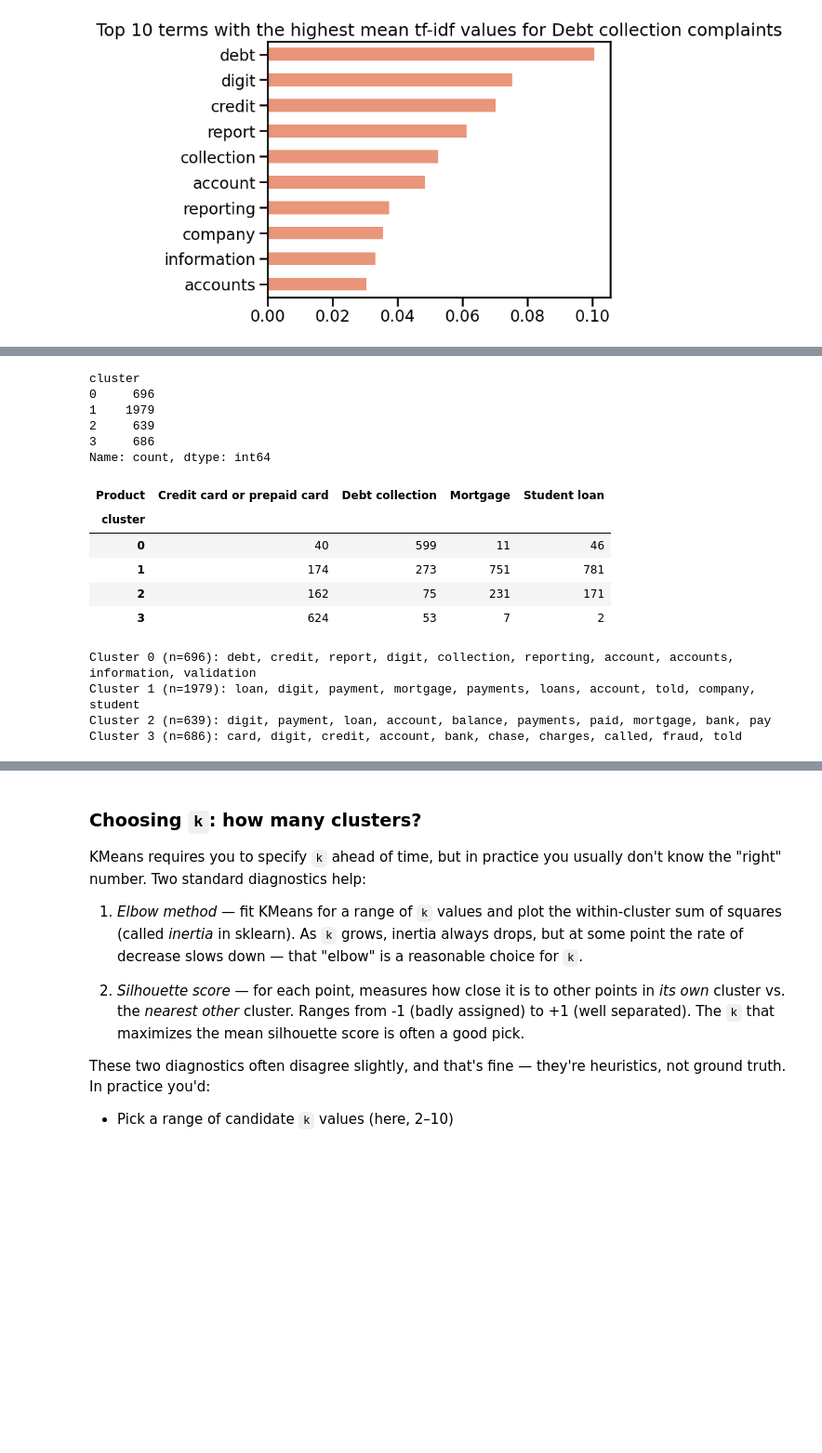
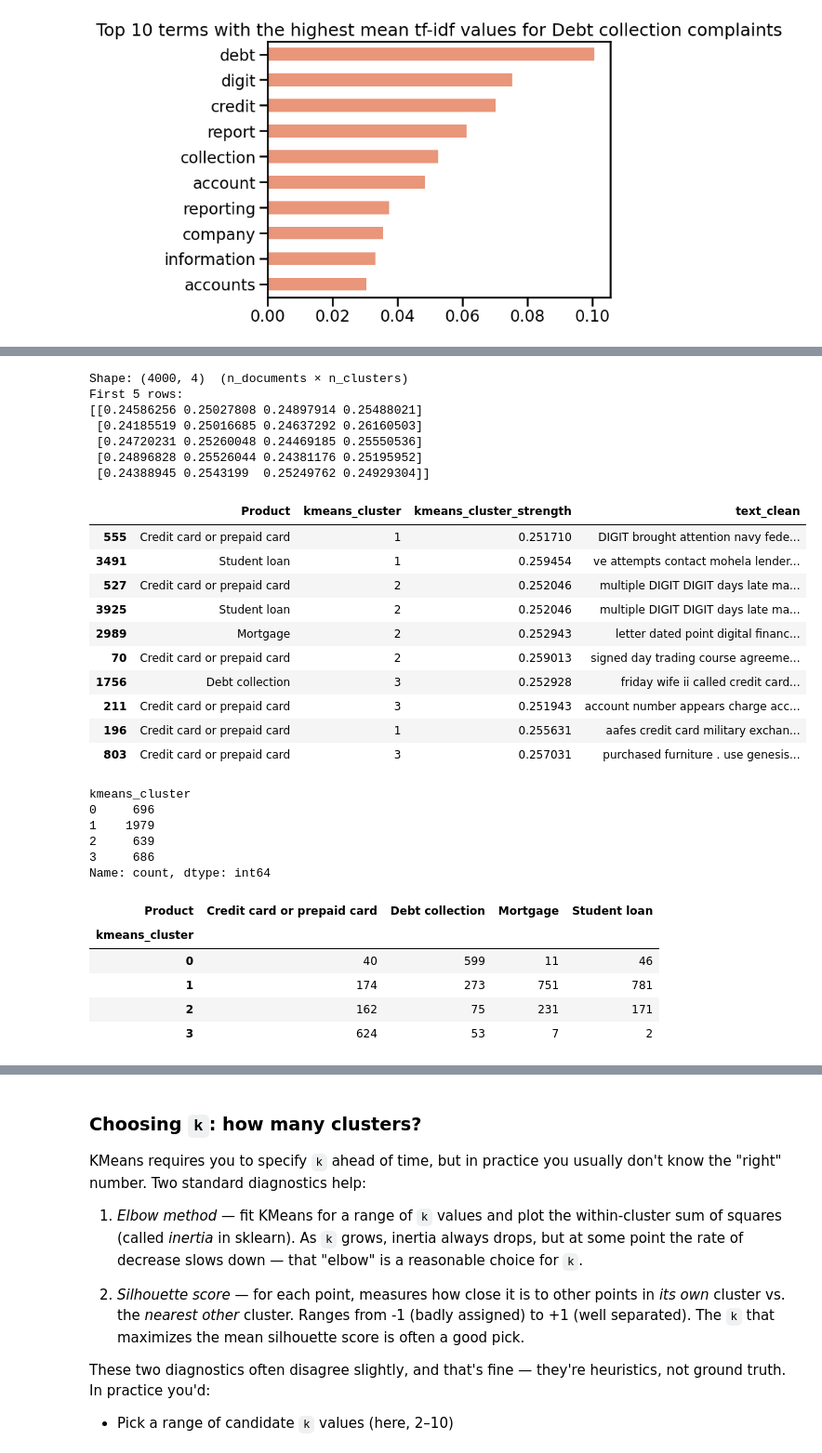
Before and after one commit to ahnchive/NLP-for-SocialScience, a Jupyter notebook: text_clustering.ipynb, the cells around one changed output, grey strips where cells are left out. Shown at 93% size. Saved outputs shown, nothing was run; the diff lists cells and outputs as text; code cells hidden in the pictures; blank space fills up the shorter version.

```diff
--- a/text_clustering.ipynb
+++ b/text_clustering.ipynb
@@ -351,37 +374,56 @@ kmeans = KMeans(
     random_state=42      # reproducibility
 ).fit(tf_dtm)            # use the sparse matrix — more memory-efficient than the DataFrame
 # %%
-# Append cluster labels to the original DataFrame
-cfpb['cluster'] = kmeans.labels_
-cfpb['cluster'].value_counts().sort_index()
+# Document-cluster matrix: each row is a document, each column is a cluster.
+# KMeans gives distances to centroids; we convert them to soft assignments
+# via softmax(-distance) so the output is comparable to LDA's doc-topic matrix.
+distances = kmeans.transform(tf_dtm)
+doc_cluster_kmeans = np.exp(-distances) / np.exp(-distances).sum(axis=1, keepdims=True)
+print(f"Shape: {doc_cluster_kmeans.shape}  (n_documents × n_clusters)")
+print("First 5 rows:")
+print(doc_cluster_kmeans[:5])
+
+# Attach the dominant cluster and its strength to each document
+cfpb['kmeans_cluster'] = np.argmax(doc_cluster_kmeans, axis=1)
+cfpb['kmeans_cluster_strength'] = doc_cluster_kmeans.max(axis=1)
+
+cfpb[['Product', 'kmeans_cluster', 'kmeans_cluster_strength', 'text_clean']].sample(10, random_state=42)
 # %% [output]
-cluster
-0     696
-1    1979
-2     639
-3     686
-Name: count, dtype: int64
+Shape: (4000, 4)  (n_documents × n_clusters)
+First 5 rows:
+[[0.24586256 0.25027808 0.24897914 0.25488021]
+ [0.24185519 0.25016685 0.24637292 0.26160503]
+ [0.24720231 0.25260048 0.24469185 0.25550536]
+ [0.24896828 0.25526044 0.24381176 0.25195952]
+ [0.24388945 0.2543199  0.25249762 0.24929304]]
+|  | Product | kmeans_cluster | kmeans_cluster_strength | text_clean |
+| 555 | Credit card or prepaid card | 1 | 0.251710 | DIGIT brought attention navy fede... |
+| 3491 | Student loan | 1 | 0.259454 | ve attempts contact mohela lender... |
+| 527 | Credit card or prepaid card | 2 | 0.252046 | multiple DIGIT DIGIT days late ma... |
+| 3925 | Student loan | 2 | 0.252046 | multiple DIGIT DIGIT days late ma... |
+| 2989 | Mortgage | 2 | 0.252943 | letter dated point digital financ... |
+| 70 | Credit card or prepaid card | 2 | 0.259013 | signed day trading course agreeme... |
+| 1756 | Debt collection | 3 | 0.252928 | friday wife ii called credit card... |
+| 211 | Credit card or prepaid card | 3 | 0.251943 | account number appears charge acc... |
+| 196 | Credit card or prepaid card | 1 | 0.255631 | aafes credit card military exchan... |
+| 803 | Credit card or prepaid card | 3 | 0.257031 | purchased furniture . use genesis... |
 # %%
-# Cross-tabulate clusters with product categories
-pd.crosstab(cfpb['cluster'], cfpb['Product'])
+# Distribution of assigned clusters
+cfpb['kmeans_cluster'].value_counts().sort_index()
 # %% [output]
-| Product | Credit card or prepaid card | Debt collection | Mortgage | Student loan |
-| cluster |  |  |  |  |
-| 0 | 40 | 599 | 11 | 46 |
-| 1 | 174 | 273 | 751 | 781 |
-| 2 | 162 | 75 | 231 | 171 |
-| 3 | 624 | 53 | 7 | 2 |
+kmeans_cluster
+0     696
+1    1979
+2     639
+3     686
+Name: count, dtype: int64
 # %%
-# Identify top terms for each cluster based on the cluster centers
-terms = vectorizer.get_feature_names_out()
-n_top_words = 10
-
-for i in range(kmeans.n_clusters):
-    top_indices = kmeans.cluster_centers_[i].argsort()[::-1][:n_top_words] ## cluster_centers_[i] = centroid vector (word weights); pick indices of top N largest.
-    top_words = [terms[idx] for idx in top_indices]
-    print(f"Cluster {i} (n={sum(kmeans.labels_ == i)}): {', '.join(top_words)}")
+# Crosstab — KMeans dominant cluster × Product:
+pd.crosstab(cfpb['kmeans_cluster'], cfpb['Product'])
 # %% [output]
-Cluster 0 (n=696): debt, credit, report, digit, collection, reporting, account, accounts, information, validation
-Cluster 1 (n=1979): loan, digit, payment, mortgage, payments, loans, account, told, company, student
-Cluster 2 (n=639): digit, payment, loan, account, balance, payments, paid, mortgage, bank, pay
-Cluster 3 (n=686): card, digit, credit, account, bank, chase, charges, called, fraud, told
+| Product | Credit card or prepaid card | Debt collection | Mortgage | Student loan |
+| kmeans_cluster |  |  |  |  |
+| 0 | 40 | 599 | 11 | 46 |
+| 1 | 174 | 273 | 751 | 781 |
+| 2 | 162 | 75 | 231 | 171 |
+| 3 | 624 | 53 | 7 | 2 |
```
Also changed, not shown: parts of 34 cells of this notebook, 2 other files.
